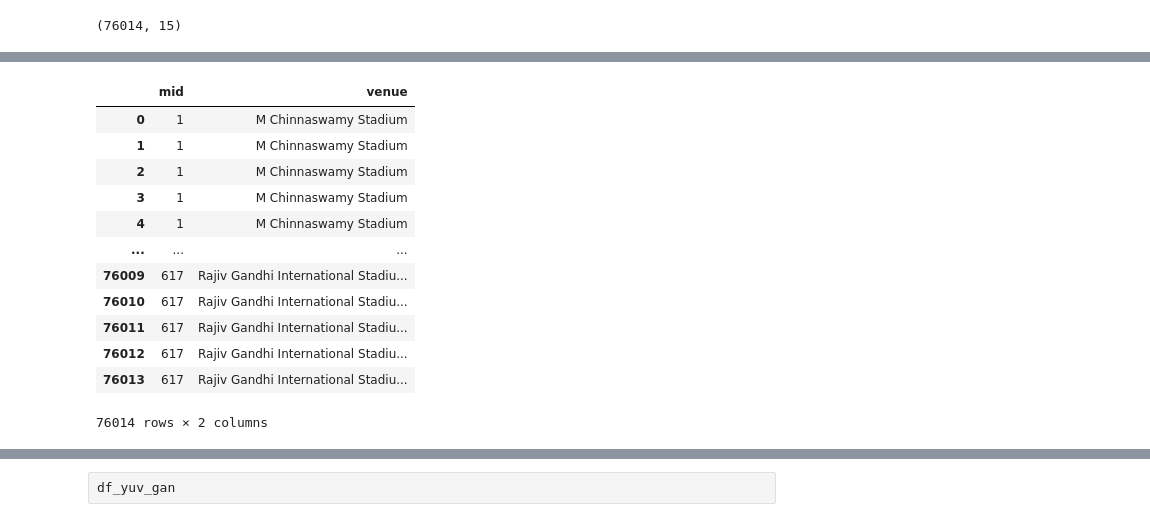
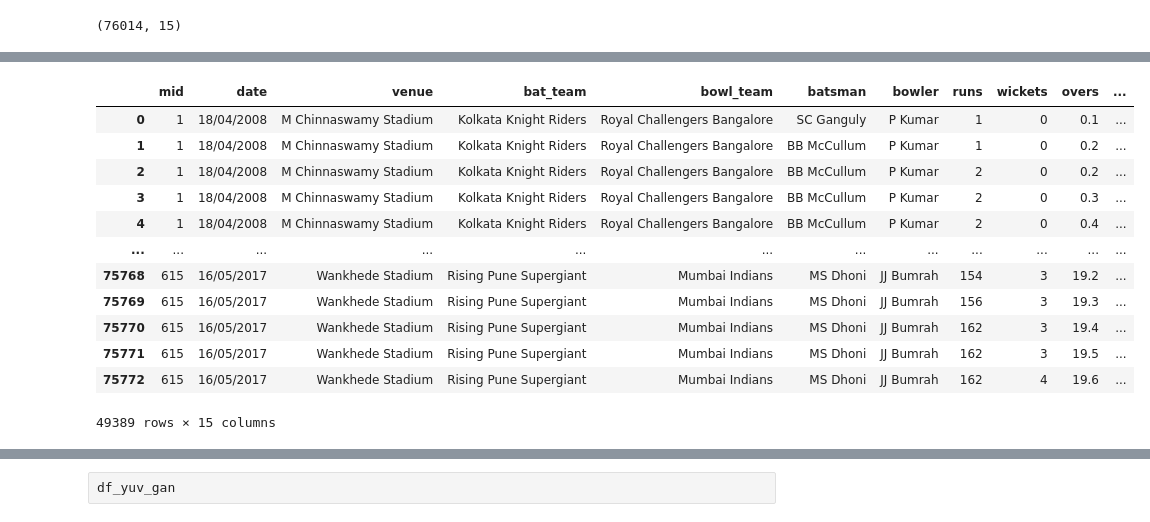
Before and after one commit to anilgujiri/BIA, a Jupyter notebook: Day5 - Pandas/pandas.ipynb, the cells around one changed output, grey strips where cells are left out. Saved outputs shown, nothing was run; the diff lists cells and outputs as text; code cells hidden in the pictures.

```diff
--- a/Day5 - Pandas/pandas.ipynb
+++ b/Day5 - Pandas/pandas.ipynb
@@ -30,5 +40,7 @@ dbname=POSTGRES_DBNAME))
 cnx = create_engine(postgres_str)
 
 df = pd.read_sql_query("SELECT * FROM my_view", con=cnx))
+# %%
+df = read_csv()
 # %%
 print("Anil")
@@ -283,18 +256,18 @@ Name: total, dtype: float64
 # %%
-df[['mid','venue']][df['total'] == df.total.max()]
+df[df['total'] > 150]
 # %% [output]
-|  | mid | venue |
-| 0 | 1 | M Chinnaswamy Stadium |
-| 1 | 1 | M Chinnaswamy Stadium |
-| 2 | 1 | M Chinnaswamy Stadium |
-| 3 | 1 | M Chinnaswamy Stadium |
-| 4 | 1 | M Chinnaswamy Stadium |
-| ... | ... | ... |
-| 76009 | 617 | Rajiv Gandhi International Stadiu... |
-| 76010 | 617 | Rajiv Gandhi International Stadiu... |
-| 76011 | 617 | Rajiv Gandhi International Stadiu... |
-| 76012 | 617 | Rajiv Gandhi International Stadiu... |
-| 76013 | 617 | Rajiv Gandhi International Stadiu... |
+|  | mid | date | venue | bat_team | bowl_team | batsman | bowler | runs | wickets | overs | ... |
+| 0 | 1 | 18/04/2008 | M Chinnaswamy Stadium | Kolkata Knight Riders | Royal Challengers Bangalore | SC Ganguly | P Kumar | 1 | 0 | 0.1 | ... |
+| 1 | 1 | 18/04/2008 | M Chinnaswamy Stadium | Kolkata Knight Riders | Royal Challengers Bangalore | BB McCullum | P Kumar | 1 | 0 | 0.2 | ... |
+| 2 | 1 | 18/04/2008 | M Chinnaswamy Stadium | Kolkata Knight Riders | Royal Challengers Bangalore | BB McCullum | P Kumar | 2 | 0 | 0.2 | ... |
+| 3 | 1 | 18/04/2008 | M Chinnaswamy Stadium | Kolkata Knight Riders | Royal Challengers Bangalore | BB McCullum | P Kumar | 2 | 0 | 0.3 | ... |
+| 4 | 1 | 18/04/2008 | M Chinnaswamy Stadium | Kolkata Knight Riders | Royal Challengers Bangalore | BB McCullum | P Kumar | 2 | 0 | 0.4 | ... |
+| ... | ... | ... | ... | ... | ... | ... | ... | ... | ... | ... | ... |
+| 75768 | 615 | 16/05/2017 | Wankhede Stadium | Rising Pune Supergiant | Mumbai Indians | MS Dhoni | JJ Bumrah | 154 | 3 | 19.2 | ... |
+| 75769 | 615 | 16/05/2017 | Wankhede Stadium | Rising Pune Supergiant | Mumbai Indians | MS Dhoni | JJ Bumrah | 156 | 3 | 19.3 | ... |
+| 75770 | 615 | 16/05/2017 | Wankhede Stadium | Rising Pune Supergiant | Mumbai Indians | MS Dhoni | JJ Bumrah | 162 | 3 | 19.4 | ... |
+| 75771 | 615 | 16/05/2017 | Wankhede Stadium | Rising Pune Supergiant | Mumbai Indians | MS Dhoni | JJ Bumrah | 162 | 3 | 19.5 | ... |
+| 75772 | 615 | 16/05/2017 | Wankhede Stadium | Rising Pune Supergiant | Mumbai Indians | MS Dhoni | JJ Bumrah | 162 | 4 | 19.6 | ... |
-76014 rows × 2 columns
+49389 rows × 15 columns
 # %%
 df[df.total == df.total.max()]
```
Also changed, not shown: parts of 54 cells of this notebook, 11 other files.
